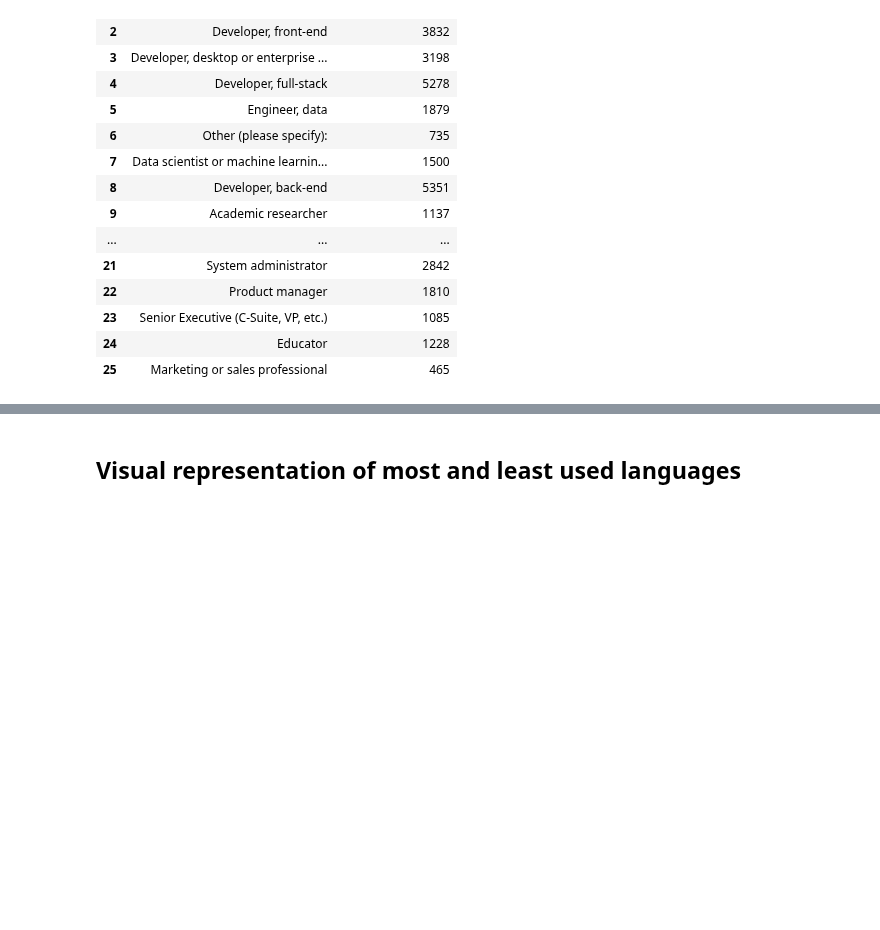
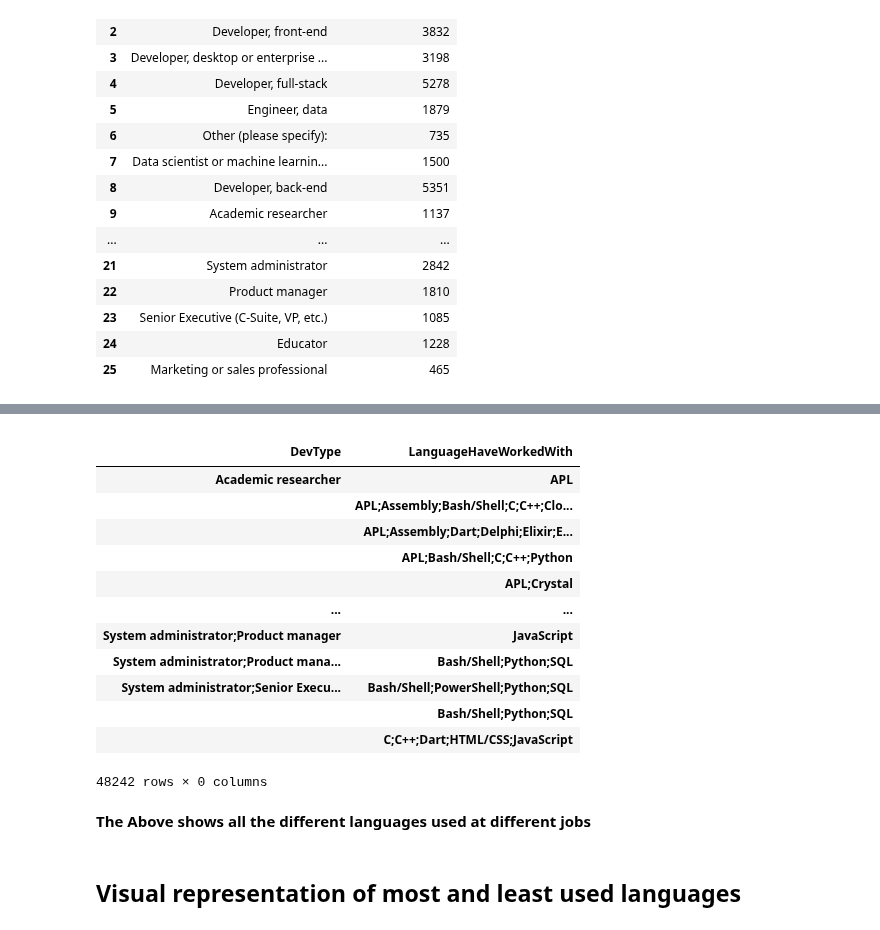
Before and after one commit to data301-2021-winter1/project-group13-project, a Jupyter notebook: notebooks/analysis3.ipynb, the cells around one changed output, grey strips where cells are left out. Drawn from its saved outputs; the diff is of its cells as text; code cells hidden in the pictures; blank space fills up the shorter version.

```diff
--- a/notebooks/analysis3.ipynb
+++ b/notebooks/analysis3.ipynb
@@ -244,3 +229,26 @@ devLang.transpose()
+# %%
+lang = pd.DataFrame(dfP['LanguageHaveWorkedWith'])
+job = pd.DataFrame(dfP['DevType'])
+niche = pd.concat([lang, job], axis=1)
+counts = niche.groupby(['DevType', 'LanguageHaveWorkedWith']).count()
+counts
+# %% [output]
+|  |  |
+| DevType | LanguageHaveWorkedWith |
+| Academic researcher | APL |
+|  | APL;Assembly;Bash/Shell;C;C++;Clo... |
+|  | APL;Assembly;Dart;Delphi;Elixir;E... |
+|  | APL;Bash/Shell;C;C++;Python |
+|  | APL;Crystal |
+| ... | ... |
+| System administrator;Product manager | JavaScript |
+| System administrator;Product mana... | Bash/Shell;Python;SQL |
+| System administrator;Senior Execu... | Bash/Shell;PowerShell;Python;SQL |
+|  | Bash/Shell;Python;SQL |
+|  | C;C++;Dart;HTML/CSS;JavaScript |
+48242 rows × 0 columns
+# %% [markdown]
+**The Above shows all the different languages used at different jobs**
 # %% [markdown]
 ## **Visual representation of most and least used languages**
 # %%
```
Also changed, not shown: parts of 9 cells of this notebook, 1 other file.
